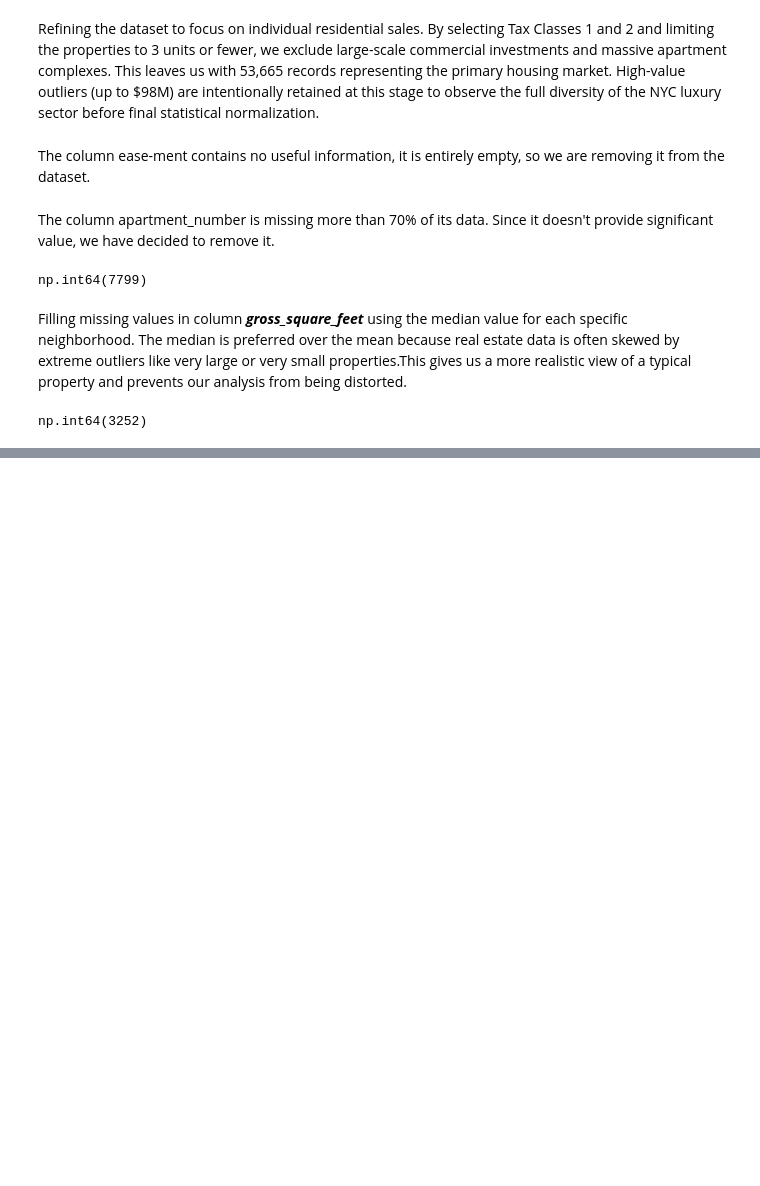
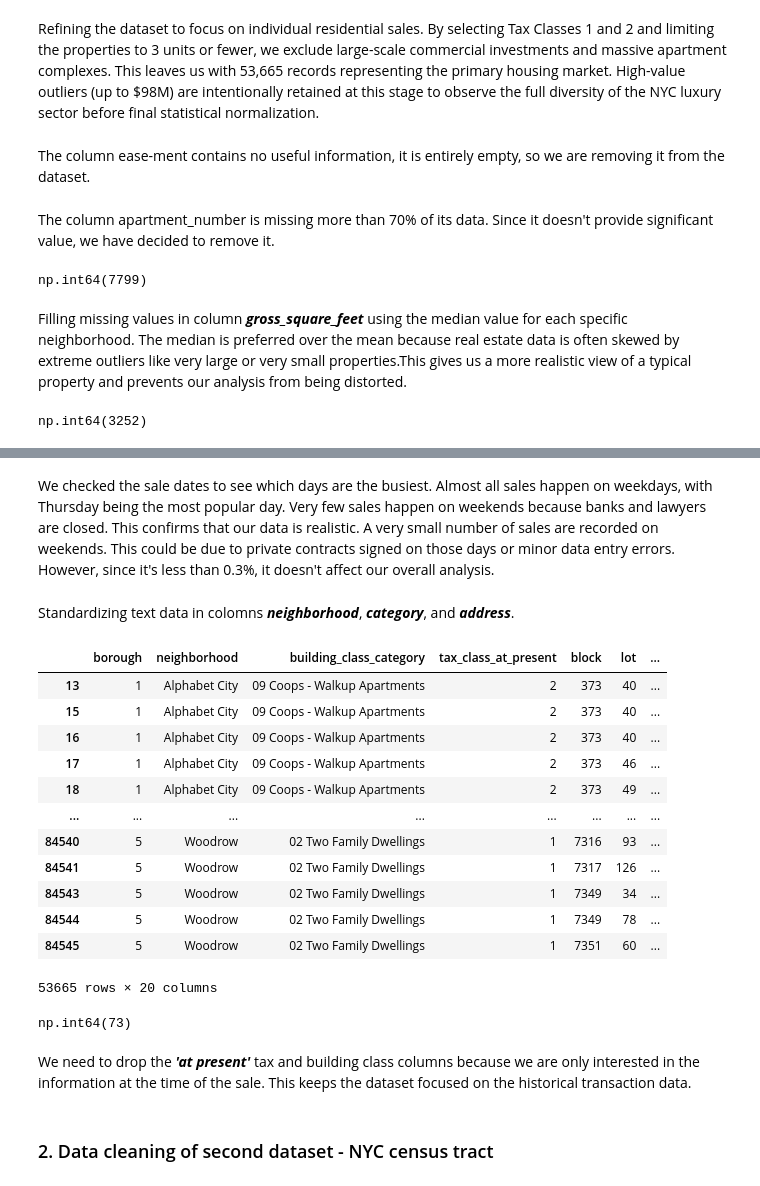
Before and after one commit to radinelageorgieva/Data-Science, a Jupyter notebook: FinalProject.ipynb, the cells around one changed output, grey strips where cells are left out. Drawn from its saved outputs; the diff is of its cells as text; code cells hidden in the pictures; blank space fills up the shorter version.

```diff
--- a/FinalProject.ipynb
+++ b/FinalProject.ipynb
@@ -296,0 +330,6 @@ After the first step 3,252 missing values remain. This happens because some enti
+# %%
+nyc_dataset['sale_date'] = nyc_dataset['sale_date'].dt.date
+# %%
+nyc_dataset['sale_date'] = pd.to_datetime(nyc_dataset['sale_date'])
+# %%
+nyc_dataset['sale_day_of_week'] = nyc_dataset['sale_date'].dt.day_name()
@@ -296,0 +357,29 @@ After the first step 3,252 missing values remain. This happens because some enti
+# %% [markdown]
+We checked the sale dates to see which days are the busiest. Almost all sales happen on weekdays, with Thursday being the most popular day. Very few sales happen on weekends because banks and lawyers are closed. This confirms that our data is realistic.
+A very small number of sales are recorded on weekends. This could be due to private contracts signed on those days or minor data entry errors. However, since it's less than 0.3%, it doesn't affect our overall analysis.
+# %% [markdown]
+Standardizing text data in colomns ***neighborhood***, ***category***, and ***address***.
+# %%
+cols_to_fix = ['neighborhood', 'building_class_category', 'address']
+for col in cols_to_fix:
+    nyc_dataset[col] = nyc_dataset[col].str.strip().str.title()
+# %%
+nyc_dataset
+# %% [output]
+|  | borough | neighborhood | building_class_category | tax_class_at_present | block | lot | ... |
+| 13 | 1 | Alphabet City | 09 Coops - Walkup Apartments | 2 | 373 | 40 | ... |
+| 15 | 1 | Alphabet City | 09 Coops - Walkup Apartments | 2 | 373 | 40 | ... |
+| 16 | 1 | Alphabet City | 09 Coops - Walkup Apartments | 2 | 373 | 40 | ... |
+| 17 | 1 | Alphabet City | 09 Coops - Walkup Apartments | 2 | 373 | 46 | ... |
+| 18 | 1 | Alphabet City | 09 Coops - Walkup Apartments | 2 | 373 | 49 | ... |
+| ... | ... | ... | ... | ... | ... | ... | ... |
+| 84540 | 5 | Woodrow | 02 Two Family Dwellings | 1 | 7316 | 93 | ... |
+| 84541 | 5 | Woodrow | 02 Two Family Dwellings | 1 | 7317 | 126 | ... |
+| 84543 | 5 | Woodrow | 02 Two Family Dwellings | 1 | 7349 | 34 | ... |
+| 84544 | 5 | Woodrow | 02 Two Family Dwellings | 1 | 7349 | 78 | ... |
+| 84545 | 5 | Woodrow | 02 Two Family Dwellings | 1 | 7351 | 60 | ... |
+53665 rows × 20 columns
+# %%
+nyc_dataset.duplicated().sum()
+# %% [output]
+np.int64(73)
@@ -296,0 +390,2 @@ After the first step 3,252 missing values remain. This happens because some enti
+# %% [markdown]
+We need to drop the ***'at present'*** tax and building class columns because we are only interested in the information at the time of the sale. This keeps the dataset focused on the historical transaction data.
@@ -296,0 +394,2 @@ After the first step 3,252 missing values remain. This happens because some enti
+# %% [markdown]
+### 2. Data cleaning of second dataset - NYC census tract
```
Also changed, not shown: parts of 40 cells of this notebook.
